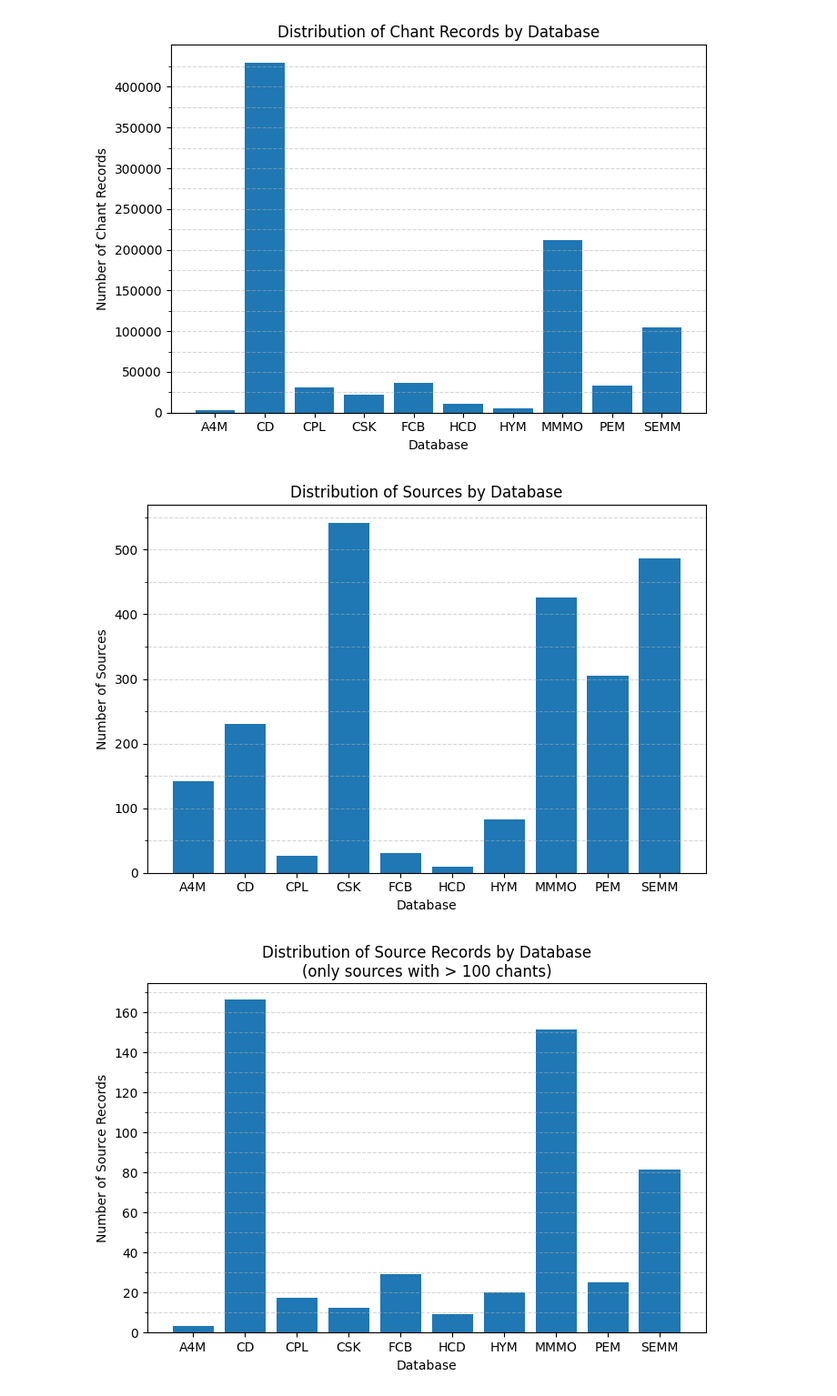
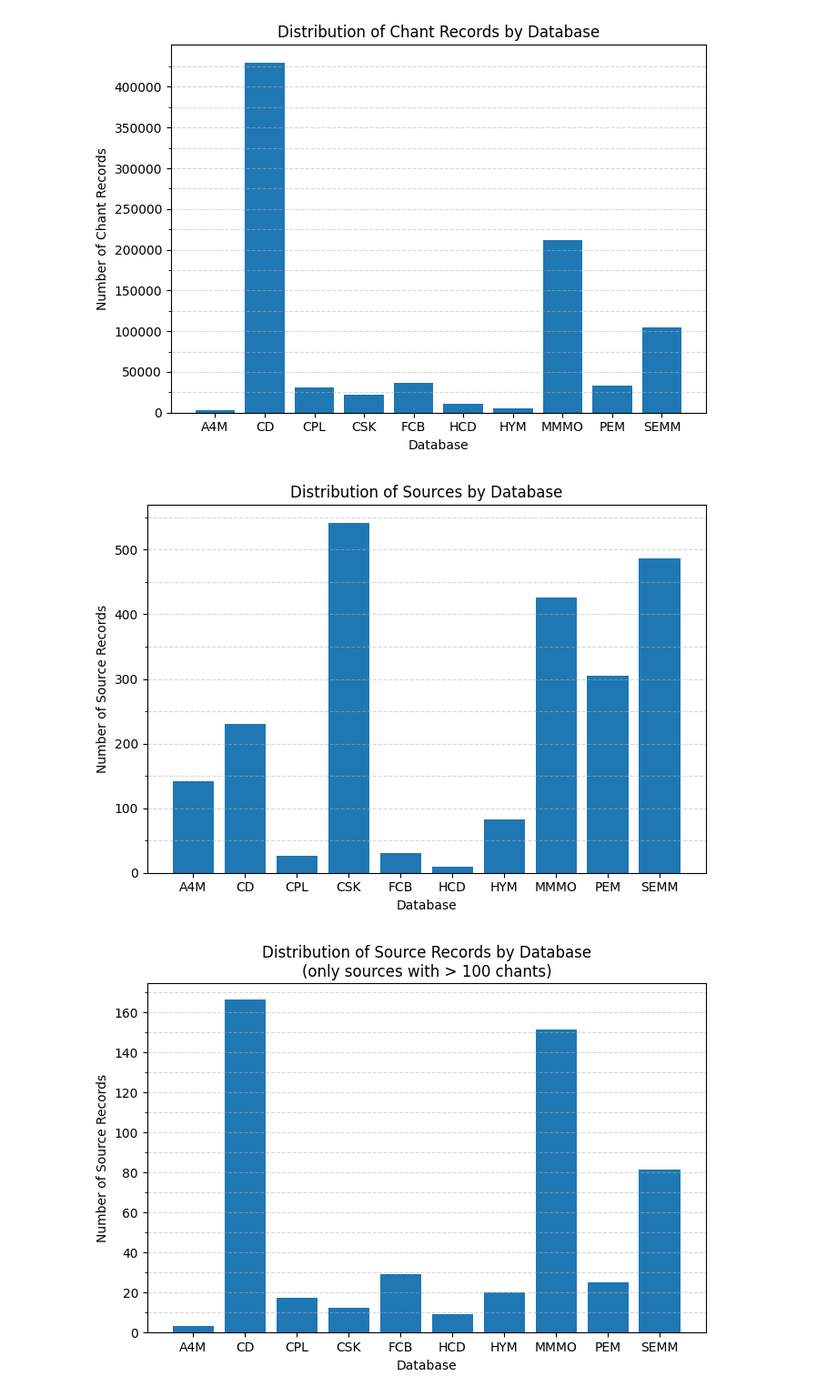
Before and after one commit to dact-chant/PyCantus, a Jupyter notebook: cantuscorpus_1.0/dataset_stats.ipynb, the cells around one changed output. Shown at 91% size. Saved outputs shown, nothing was run; the diff lists cells and outputs as text; code cells hidden in the pictures.

```diff
--- a/cantuscorpus_1.0/dataset_stats.ipynb
+++ b/cantuscorpus_1.0/dataset_stats.ipynb
@@ -248,25 +248,25 @@ plt.show()
 # %%
 # Distribution of source records by db
 srclinks_per_db = chants.groupby('db')['srclink'].nunique().to_dict()
 
 # Plot
 plt.figure(figsize=(7, 5))
 plt.bar(srclinks_per_db.keys(), srclinks_per_db.values(), color='tab:blue')
 
 plt.title('Distribution of Sources by Database')
 plt.xlabel('Database')
-plt.ylabel('Number of Sources')
+plt.ylabel('Number of Source Records')
 
 max_y = 550
 grid_interval = 50
 plt.yticks(np.arange(0, max_y + grid_interval, step=grid_interval * 2))  # actual labeled ticks (less frequent)
 plt.grid(axis='y', which='both', linestyle='--', alpha=0.5)
 plt.gca().set_yticks(np.arange(0, max_y + grid_interval, step=grid_interval), minor=True)
 
 plt.tight_layout()
 plt.show()
 # %% [output]
-[figure, old version]
+[figure, new version]
 # %%
 # Distribution of Source Records by Database for sources with more than 100 chants
 frequent_srclinks = chants['srclink'].value_counts()
```
Also changed, not shown: parts of 1 cell of this notebook, 3 other files.
